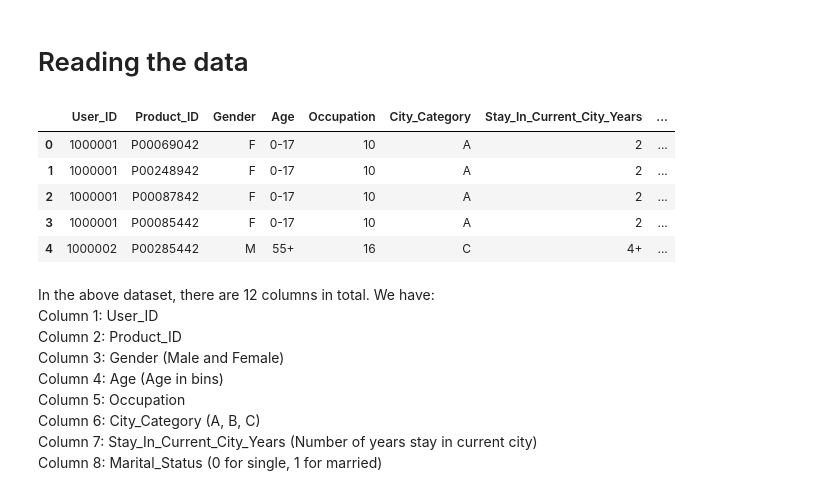
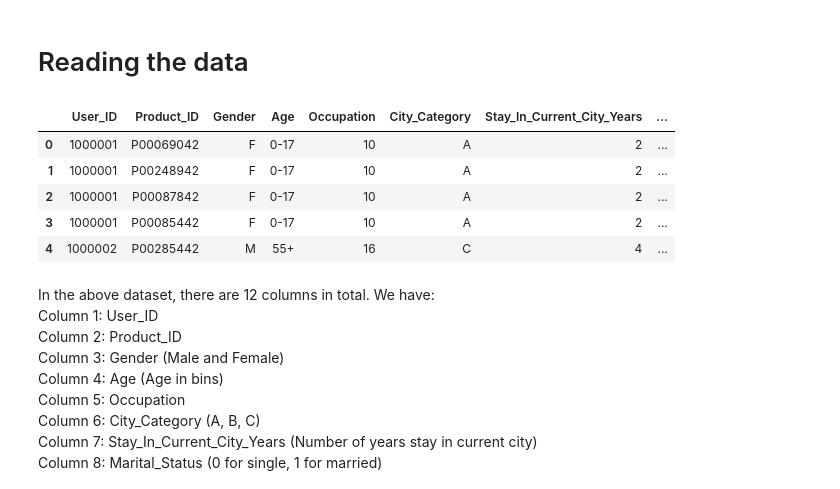
Before and after one commit to mtruon11/Black-Friday-Analysis, a Jupyter notebook: Black-Friday-Analysis.ipynb, the cells around one changed output. Cells and saved outputs as stored; diff of their text form; code cells hidden in the pictures.

```diff
--- a/Black-Friday-Analysis.ipynb
+++ b/Black-Friday-Analysis.ipynb
@@ -31,15 +31,17 @@ warnings.filterwarnings('ignore')
 # %%
 blackfriday = pd.read_csv("blackfriday.csv")
 #Making Mean_age so for graphing in later sections
 blackfriday['Mean_age'] = blackfriday['Age'].map({'0-17': 8.5, '18-25': 21.5,'26-35': 30.5, '36-45': 40.5,'46-50': 48, '51-55': 53, '55+': 67.5})
+#Modify the "Stay_In_Current_City_Years" column, so assume that anyone that live more than 4 years is just 4 years.
+blackfriday['Stay_In_Current_City_Years'] = blackfriday['Stay_In_Current_City_Years'].map({'0': 0, '1': 1, '2': 2, '3': 3,'4+': 4})
 blackfriday.head()
 # %% [output]
 |  | User_ID | Product_ID | Gender | Age | Occupation | City_Category | Stay_In_Current_City_Years | ... |
 | 0 | 1000001 | P00069042 | F | 0-17 | 10 | A | 2 | ... |
 | 1 | 1000001 | P00248942 | F | 0-17 | 10 | A | 2 | ... |
 | 2 | 1000001 | P00087842 | F | 0-17 | 10 | A | 2 | ... |
 | 3 | 1000001 | P00085442 | F | 0-17 | 10 | A | 2 | ... |
-| 4 | 1000002 | P00285442 | M | 55+ | 16 | C | 4+ | ... |
+| 4 | 1000002 | P00285442 | M | 55+ | 16 | C | 4 | ... |
 # %% [markdown]
 In the above dataset, there are 12 columns in total. We have: <br>
 Column 1: User_ID <br>
```
Also changed, not shown: parts of 2 cells of this notebook.
